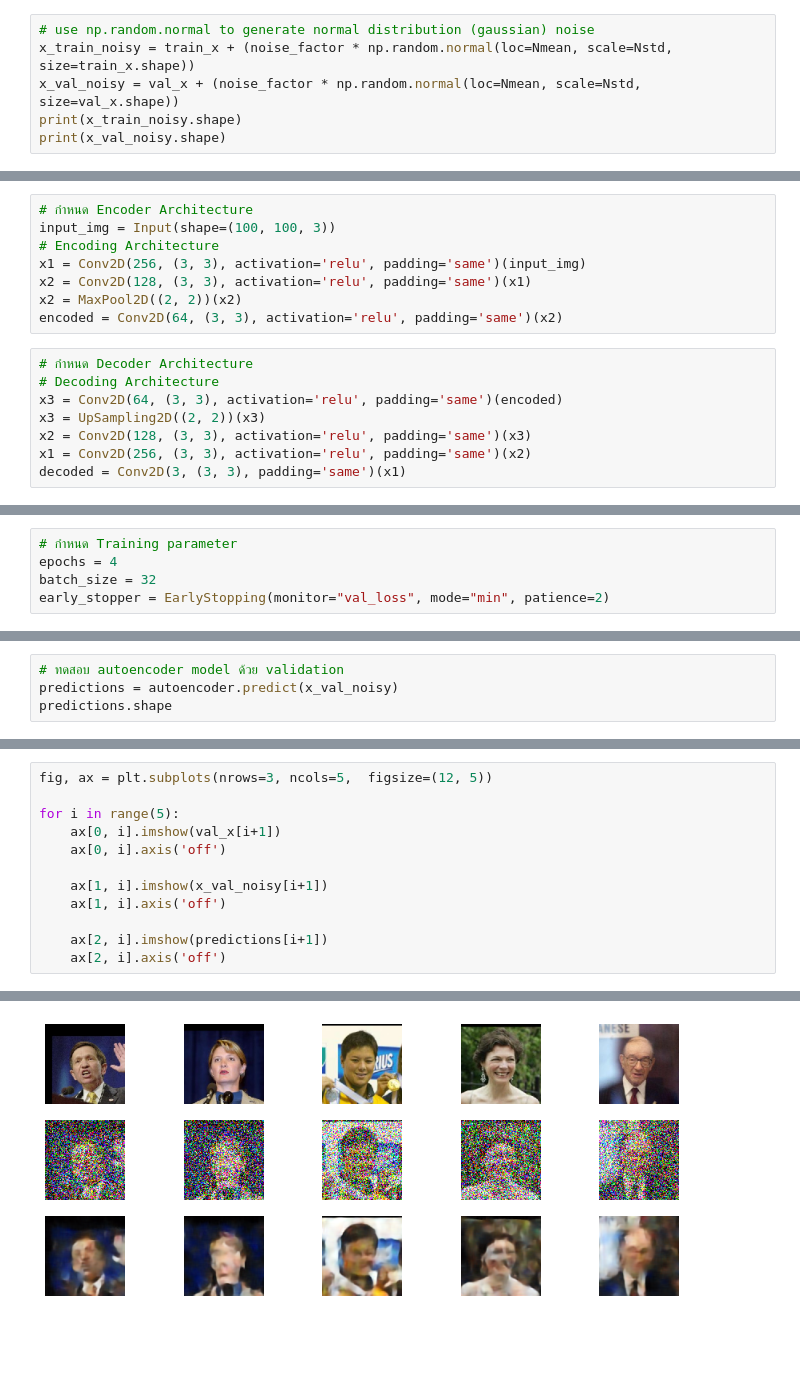
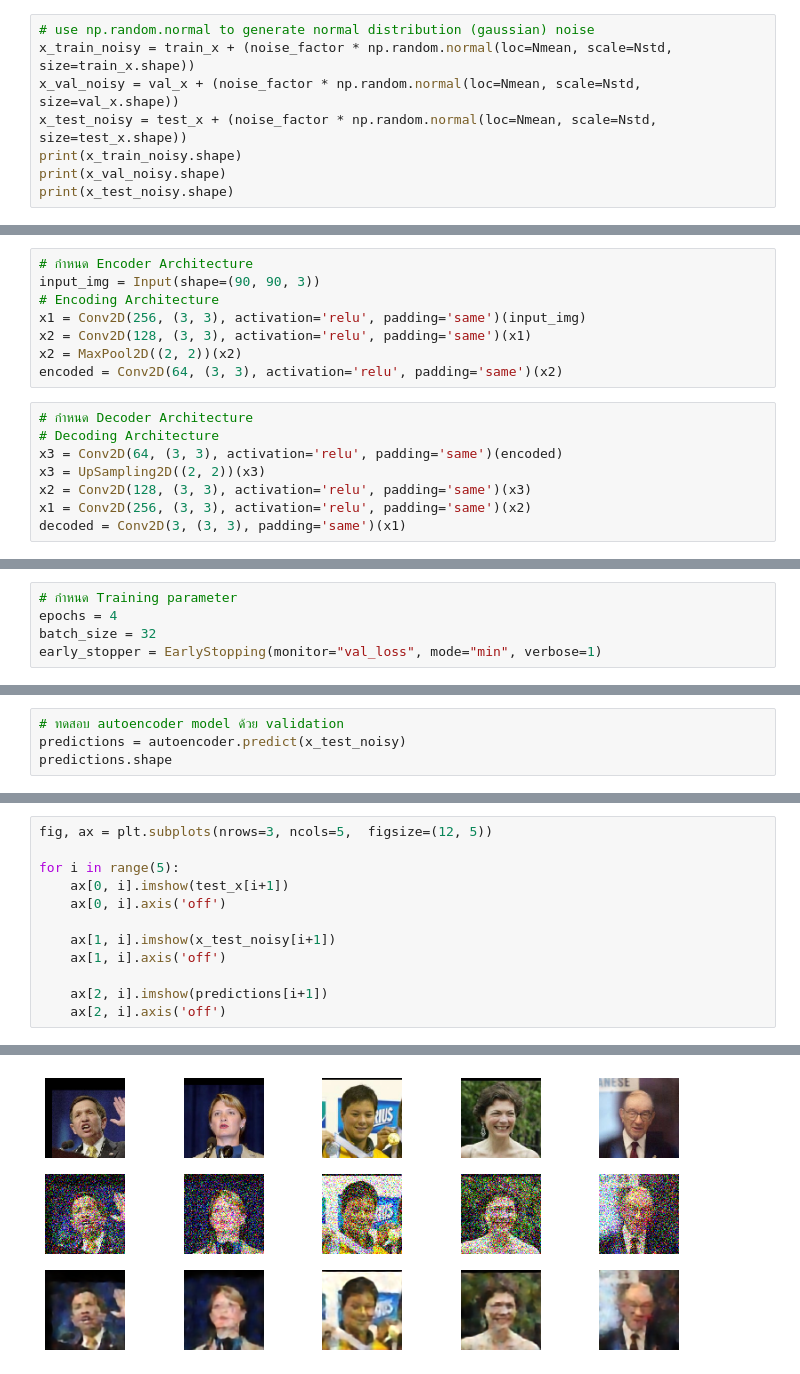
Before and after one commit to Chuckboliver/Image-Processing, a Jupyter notebook: 5 - Image Enhancement with AutoEncoder/lab5.ipynb, the cells around one changed output, grey strips where cells are left out. Cells and saved outputs as stored; diff of their text form; blank space fills up the shorter version.

```diff
--- a/5 - Image Enhancement with AutoEncoder/lab5.ipynb
+++ b/5 - Image Enhancement with AutoEncoder/lab5.ipynb
@@ -54,6 +57,8 @@ Nstd = 1
 # use np.random.normal to generate normal distribution (gaussian) noise
 x_train_noisy = train_x + (noise_factor * np.random.normal(loc=Nmean, scale=Nstd, size=train_x.shape))
 x_val_noisy = val_x + (noise_factor * np.random.normal(loc=Nmean, scale=Nstd, size=val_x.shape))
+x_test_noisy = test_x + (noise_factor * np.random.normal(loc=Nmean, scale=Nstd, size=test_x.shape))
 print(x_train_noisy.shape)
 print(x_val_noisy.shape)
+print(x_test_noisy.shape)
 # %% [output]
@@ -88,7 +94,7 @@ Clipping input data to the valid range for imshow with RGB data ([0..1] for floa
 ## 5.3 AutoEncoder Model
 # %%
 # กำหนด Encoder Architecture
-input_img = Input(shape=(100, 100, 3))
+input_img = Input(shape=(90, 90, 3))
 # Encoding Architecture
 x1 = Conv2D(256, (3, 3), activation='relu', padding='same')(input_img)
 x2 = Conv2D(128, (3, 3), activation='relu', padding='same')(x1)
@@ -129,7 +135,7 @@ _________________________________________________________________
 # กำหนด Training parameter
 epochs = 4
 batch_size = 32
-early_stopper = EarlyStopping(monitor="val_loss", mode="min", patience=2)
+early_stopper = EarlyStopping(monitor="val_loss", mode="min", verbose=1)
 # %%
 # เริ่มการ Training
 history = autoencoder.fit(x=x_train_noisy,
@@ -147,5 +154,5 @@ Epoch 2/2
 # %%
 # ทดสอบ autoencoder model ด้วย validation
-predictions = autoencoder.predict(x_val_noisy)
+predictions = autoencoder.predict(x_test_noisy)
 predictions.shape
 # %% [output]
@@ -163,24 +170,24 @@ plt.show()
 # %%
 fig, ax = plt.subplots(nrows=3, ncols=5,  figsize=(12, 5))
 
 for i in range(5):
-    ax[0, i].imshow(val_x[i+1])
+    ax[0, i].imshow(test_x[i+1])
     ax[0, i].axis('off')
 
-    ax[1, i].imshow(x_val_noisy[i+1])
+    ax[1, i].imshow(x_test_noisy[i+1])
     ax[1, i].axis('off')
 
     ax[2, i].imshow(predictions[i+1])
     ax[2, i].axis('off')
 # %% [output]
 Clipping input data to the valid range for imshow with RGB data ([0..1] for floats or [0..255] for integers).
 Clipping input data to the valid range for imshow with RGB data ([0..1] for floats or [0..255] for integers).
 Clipping input data to the valid range for imshow with RGB data ([0..1] for floats or [0..255] for integers).
 Clipping input data to the valid range for imshow with RGB data ([0..1] for floats or [0..255] for integers).
 Clipping input data to the valid range for imshow with RGB data ([0..1] for floats or [0..255] for integers).
 Clipping input data to the valid range for imshow with RGB data ([0..1] for floats or [0..255] for integers).
 Clipping input data to the valid range for imshow with RGB data ([0..1] for floats or [0..255] for integers).
 Clipping input data to the valid range for imshow with RGB data ([0..1] for floats or [0..255] for integers).
 Clipping input data to the valid range for imshow with RGB data ([0..1] for floats or [0..255] for integers).
 Clipping input data to the valid range for imshow with RGB data ([0..1] for floats or [0..255] for integers).
-[figure, old version]
+[figure, new version]
```
Also changed, not shown: parts of 9 cells of this notebook, 6 other files.
